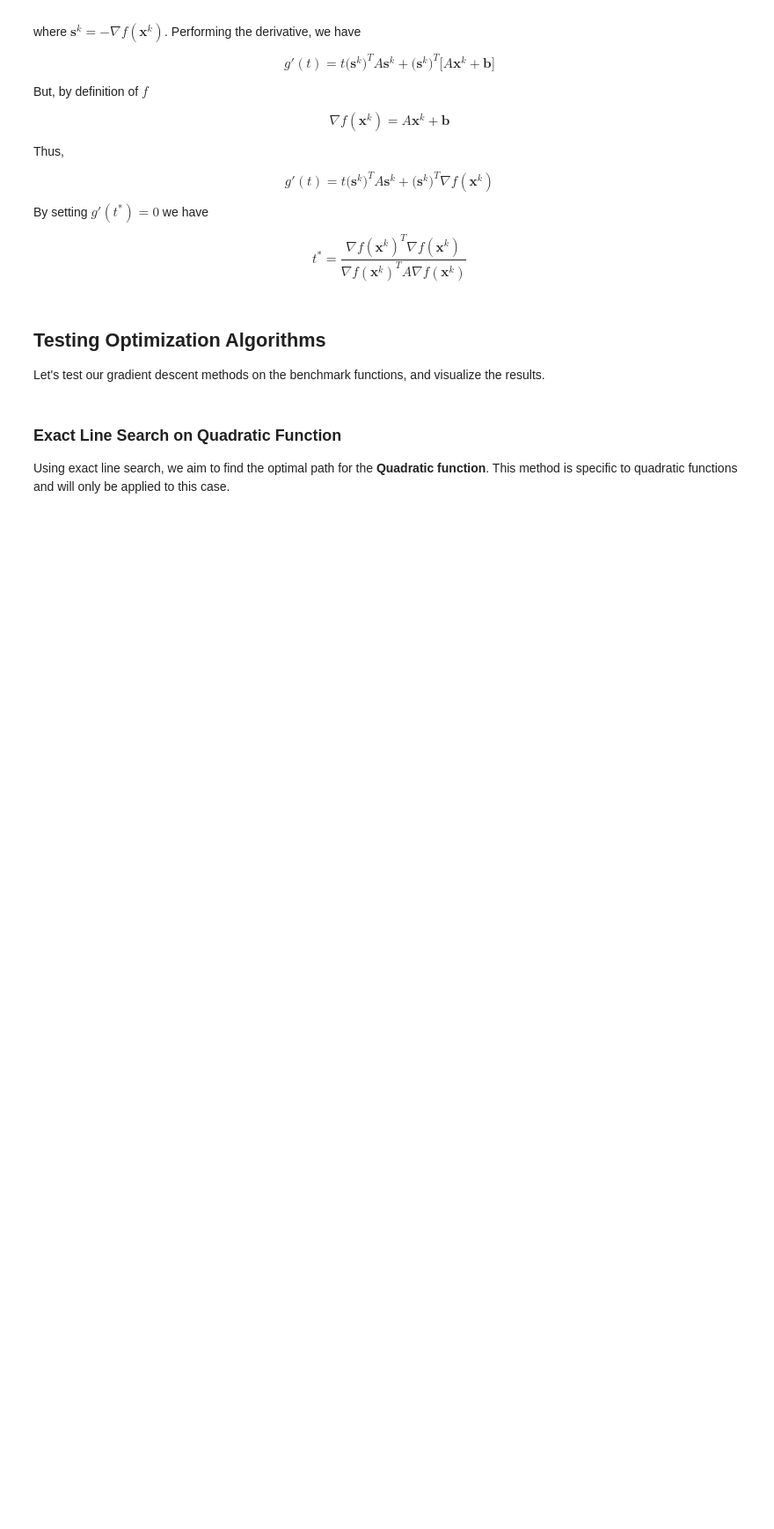
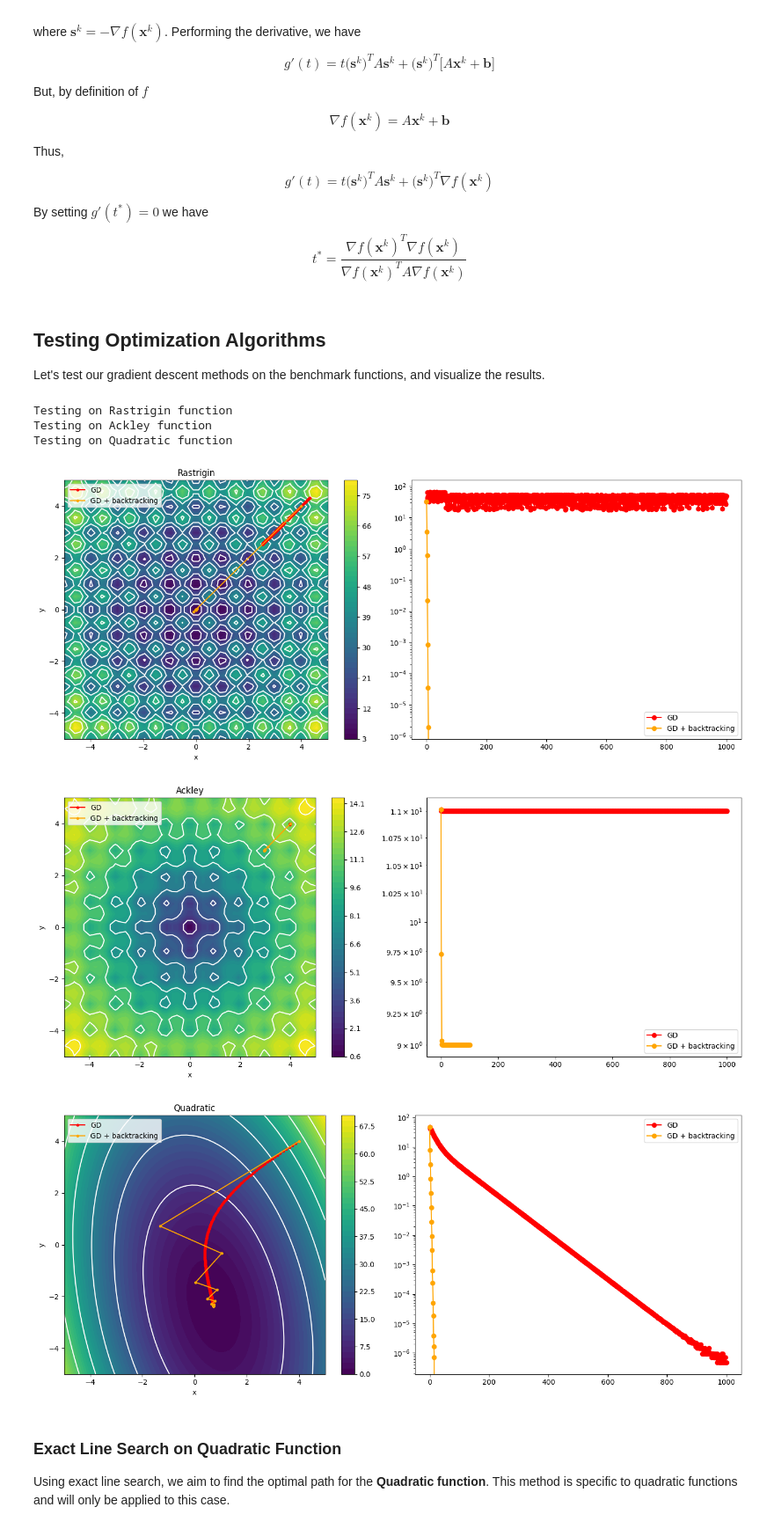
Before and after one commit to Peng-Rao/NAML_labs, a Jupyter notebook: lab5/gd_and_sdg.ipynb, the cells around one changed output. Shown at 88% size. Cells and saved outputs as stored; diff of their text form; code cells hidden in the pictures; blank space fills up the shorter version.

```diff
--- a/lab5/gd_and_sdg.ipynb
+++ b/lab5/gd_and_sdg.ipynb
@@ -193,17 +193,23 @@ The algorithm typically starts with an initial step size $ t = 1 $ and iterative
    - Update $ t = \beta t $.
 3. **Return** the adjusted step size $ t $.
 # %%
-def gradient_descent_backtracking(func, grad_func, x0, alpha=0.3, beta=0.8, tol=1e-6, max_iter=100):
+def gradient_descent_backtracking(
+    func, grad_func, x0, alpha=0.3, beta=0.8, tol=1e-6, max_iter=100
+):
     x = x0
-    path = [x]
+    path = [x]  # for visualization purposes only
     for _ in range(max_iter):
-        # FILL HERE:
-        # 1. gradient iteration
-        #  1.1 initialize t = 1
-        #  1.2 while condition
-        #  1.3 update t
-        # 2. save path by appending current iteration
-        # 3. break condition
+        grad_val = grad_func(x)
+        t = 1.0
+        # Backtracking loop
+        while func(x - t * grad_val) > func(x) - alpha * t * jnp.dot(
+            grad_val, grad_val
+        ):
+            t *= beta
+        x = x - t * grad_val
+        path.append(x)
+        if jnp.linalg.norm(grad_val) < tol:
+            break
     return x, path
 # %% [markdown]
 ### Exact Line Search for Quadratic Function
@@ -257,20 +265,29 @@ Let's test our gradient descent methods on the benchmark functions, and visualiz
 # %%
 x0 = jnp.array([4.0, 4.0])
 
 test_functions = [
     (rastrigin, "Rastrigin"),
     (ackley, "Ackley"),
     (quadratic, "Quadratic"),
 ]
 
 for func, name in test_functions:
     grad_func = jax.jit(jax.grad(func))
     print(f"Testing on {name} function")
 
-    # FILL HERE
-    # 1. Run Vanilla Gradient Descent
-    # 2. Run Gradient descent with backtracking
-    # 3. Plot using `plot_optimization_2d`
+    # Vanilla Gradient Descent
+    x_gd, path_gd = gradient_descent(grad_func, x0)
+    # Gradient descent with backtracking
+    x_gd_bt, path_gd_bt = gradient_descent_backtracking(func, grad_func, x0)
+
+    plot_optimization_2d(func, path_gd, path_gd_bt, title=f"{name}")
+# %% [output]
+Testing on Rastrigin function
+Testing on Ackley function
+Testing on Quadratic function
+[figure, added]
+[figure, added]
+[figure, added]
 # %% [markdown]
 ### Exact Line Search on Quadratic Function
 
```
Also changed, not shown: parts of 14 cells of this notebook, 24 other files.
